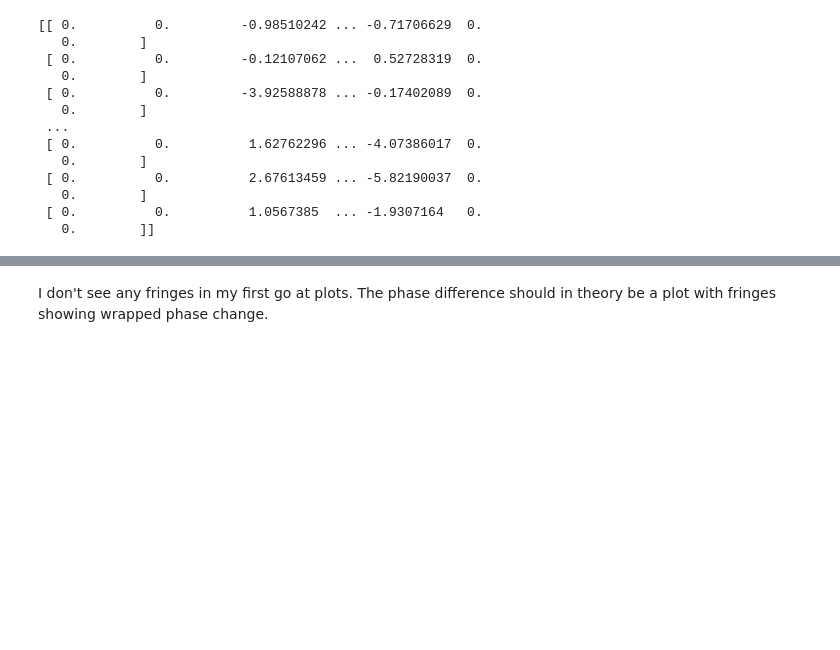
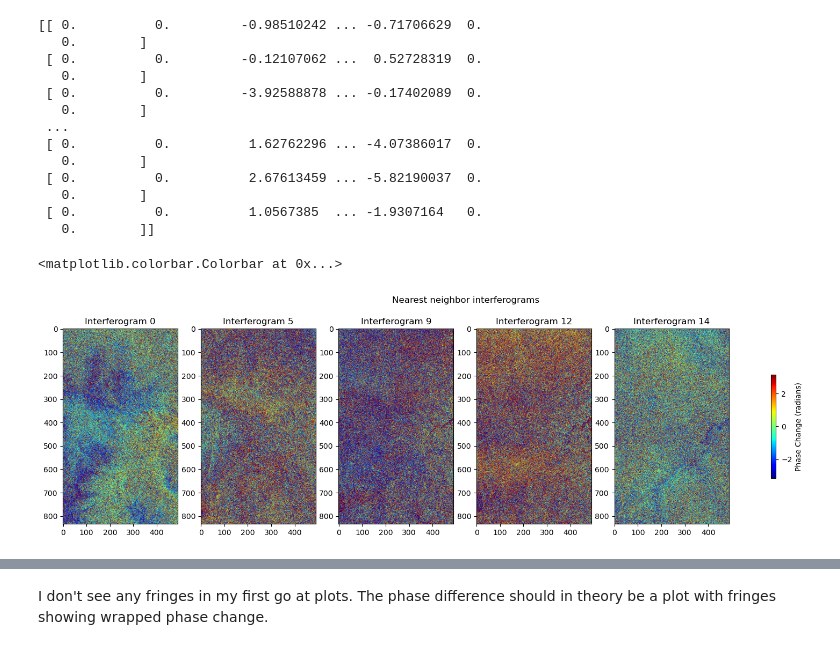
Before and after one commit to julober/snowex_uavsar_coherence, a Jupyter notebook: notebooks/swe-estimate.ipynb, the cells around one changed output, grey strips where cells are left out. Drawn from its saved outputs; the diff is of its cells as text; code cells hidden in the pictures; blank space fills up the shorter version.

```diff
--- a/notebooks/swe-estimate.ipynb
+++ b/notebooks/swe-estimate.ipynb
@@ -99,4 +101,24 @@ print(stack_intf[0])
    0.        ]
  [ 0.          0.          1.0567385  ... -1.9307164   0.
    0.        ]]
+# %%
+# downsample nearest neighbors to be able to plot them side-by-side
+indices = [0, 5, 9, 12, 14]
+
+fig, axes = plt.subplots(1, len(indices), figsize=(20, 5))
+
+for idx in indices :
+    phase_data = stack_intf[idx, :, :]
+
+    # downsample by factor of 10 for plotting
+    phase_data_ds = phase_data[::10, ::10]
+    ax = axes[indices.index(idx)]
+    im = ax.imshow(phase_data_ds, cmap='jet', vmin=-np.pi, vmax=np.pi)
+    ax.set_title(f'Interferogram {idx}')
+
+fig.suptitle('Nearest neighbor interferograms')
+fig.colorbar(im, ax=axes.ravel().tolist(), shrink=0.5, label='Phase Change (radians)')
+# %% [output]
+<matplotlib.colorbar.Colorbar at 0x...>
+[figure, added]
 # %%
```
Also changed, not shown: parts of 2 cells of this notebook.
